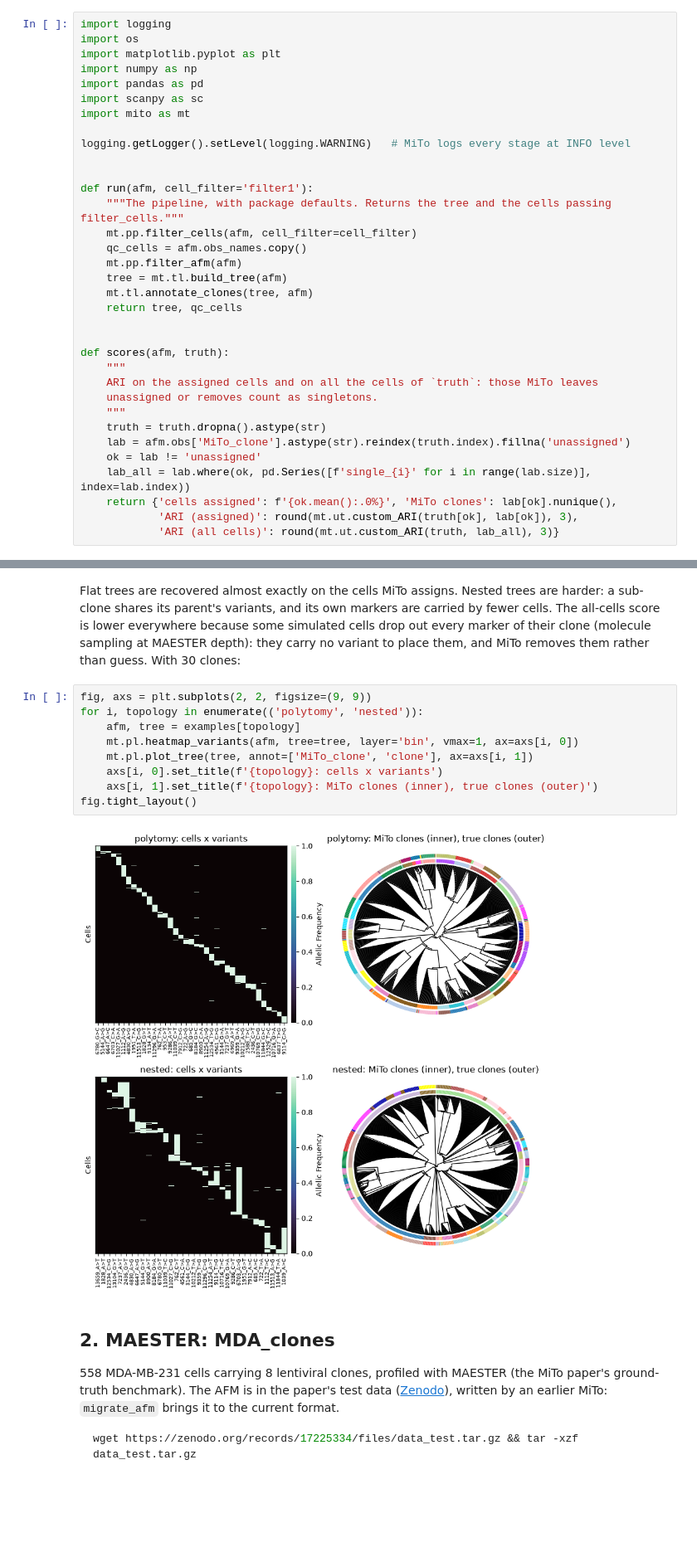
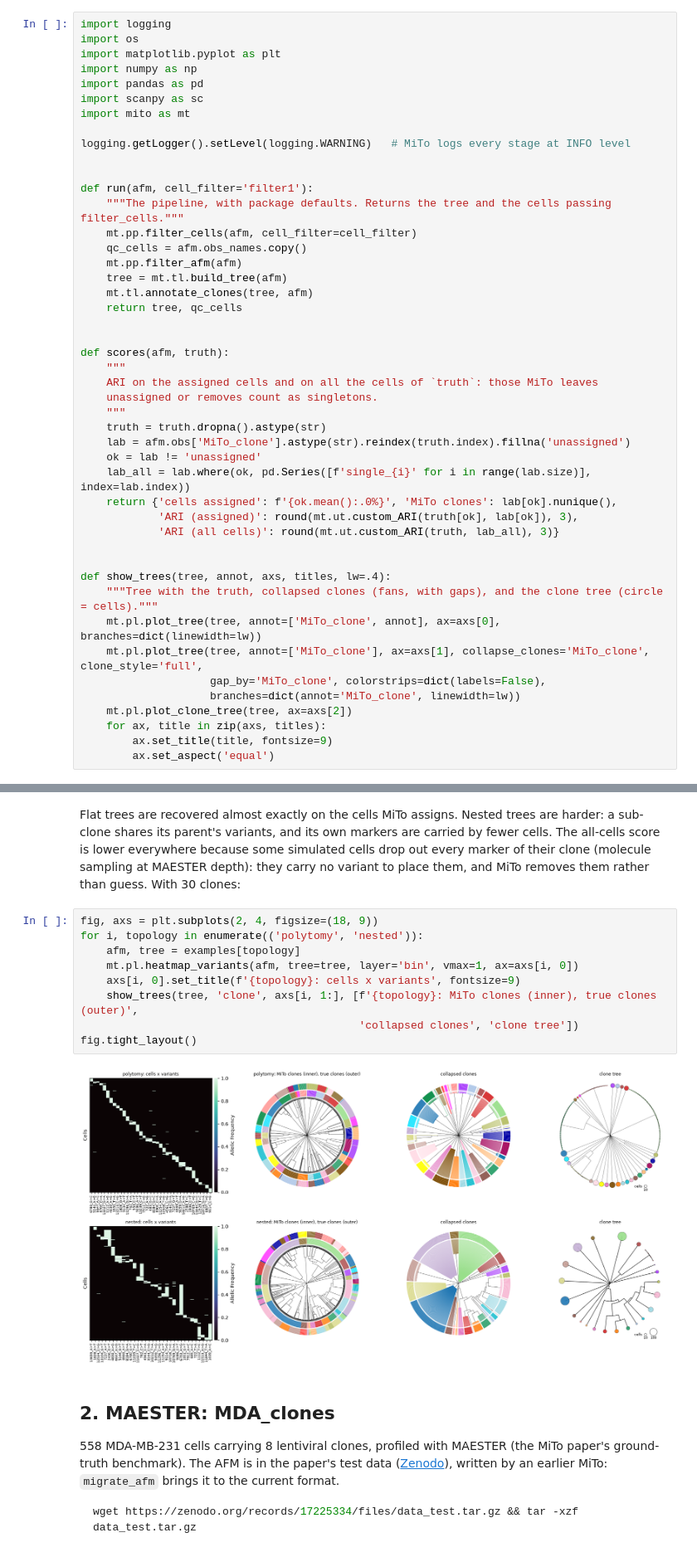
Before and after one commit to andrecossa5/MiTo, a Jupyter notebook: docs/source/benchmark.ipynb, the cells around one changed output, grey strips where cells are left out. Shown at 83% size. Saved outputs shown, nothing was run; the diff lists cells and outputs as text; blank space fills up the shorter version.

Commit message:
Docs: tutorials show the tree, the collapsed clones and the clone tree
Co-Authored-By: Claude Sonnet 5.5 <noreply@anthropic.com>

```diff
--- a/docs/source/benchmark.ipynb
+++ b/docs/source/benchmark.ipynb
@@ -48,6 +48,18 @@ def scores(afm, truth):
     return {'cells assigned': f'{ok.mean():.0%}', 'MiTo clones': lab[ok].nunique(),
             'ARI (assigned)': round(mt.ut.custom_ARI(truth[ok], lab[ok]), 3),
             'ARI (all cells)': round(mt.ut.custom_ARI(truth, lab_all), 3)}
+
+
+def show_trees(tree, annot, axs, titles, lw=.4):
+    """Tree with the truth, collapsed clones (fans, with gaps), and the clone tree (circle = cells)."""
+    mt.pl.plot_tree(tree, annot=['MiTo_clone', annot], ax=axs[0], branches=dict(linewidth=lw))
+    mt.pl.plot_tree(tree, annot=['MiTo_clone'], ax=axs[1], collapse_clones='MiTo_clone', clone_style='full',
+                    gap_by='MiTo_clone', colorstrips=dict(labels=False),
+                    branches=dict(annot='MiTo_clone', linewidth=lw))
+    mt.pl.plot_clone_tree(tree, ax=axs[2])
+    for ax, title in zip(axs, titles):
+        ax.set_title(title, fontsize=9)
+        ax.set_aspect('equal')
 # %% [markdown]
 ## 1. Simulated data
 
@@ -92,16 +104,16 @@ cells. The all-cells score is lower everywhere because some simulated cells drop
 marker of their clone (molecule sampling at MAESTER depth): they carry no variant to place
 them, and MiTo removes them rather than guess. With 30 clones:
 # %%
-fig, axs = plt.subplots(2, 2, figsize=(9, 9))
+fig, axs = plt.subplots(2, 4, figsize=(18, 9))
 for i, topology in enumerate(('polytomy', 'nested')):
     afm, tree = examples[topology]
     mt.pl.heatmap_variants(afm, tree=tree, layer='bin', vmax=1, ax=axs[i, 0])
-    mt.pl.plot_tree(tree, annot=['MiTo_clone', 'clone'], ax=axs[i, 1])
-    axs[i, 0].set_title(f'{topology}: cells x variants')
-    axs[i, 1].set_title(f'{topology}: MiTo clones (inner), true clones (outer)')
+    axs[i, 0].set_title(f'{topology}: cells x variants', fontsize=9)
+    show_trees(tree, 'clone', axs[i, 1:], [f'{topology}: MiTo clones (inner), true clones (outer)',
+                                           'collapsed clones', 'clone tree'])
 fig.tight_layout()
 # %% [output]
-[figure, old version]
+[figure, new version]
 # %% [markdown]
 ## 2. MAESTER: MDA_clones
 
```
Also changed, not shown: parts of 3 cells of this notebook, 1 other file.
